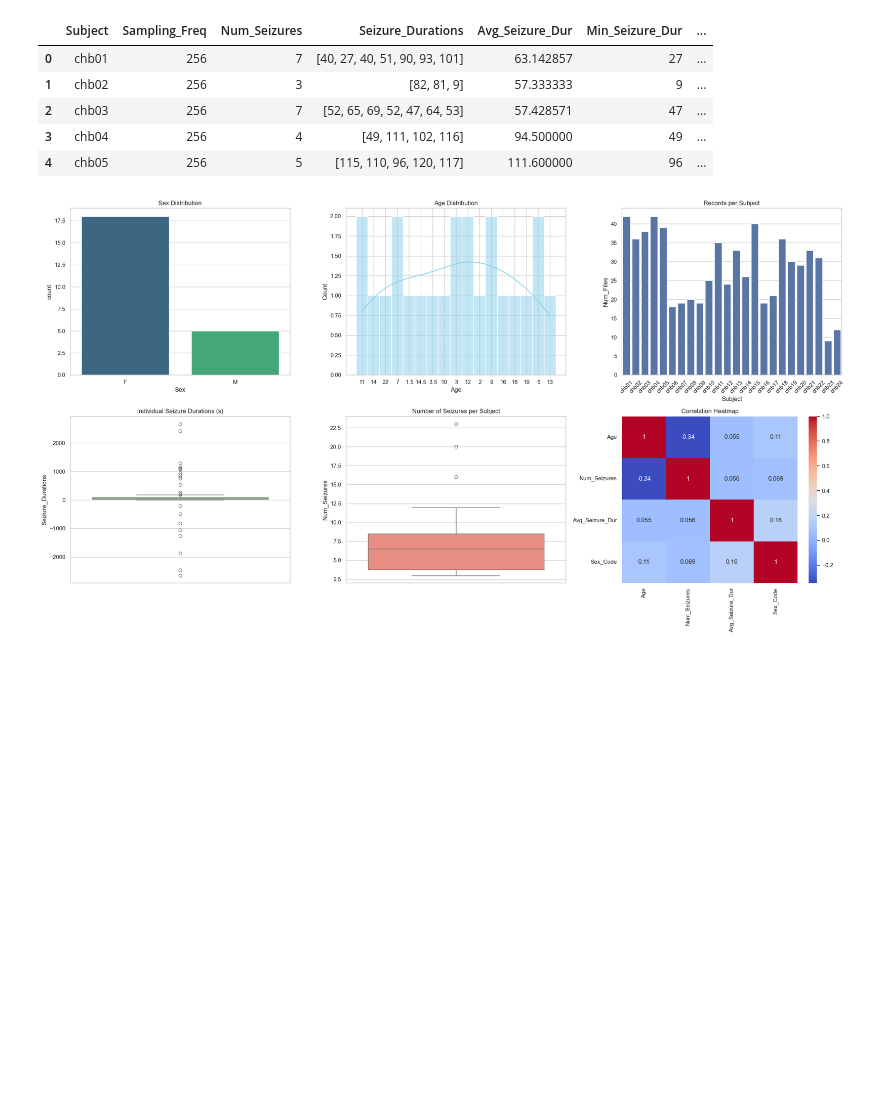
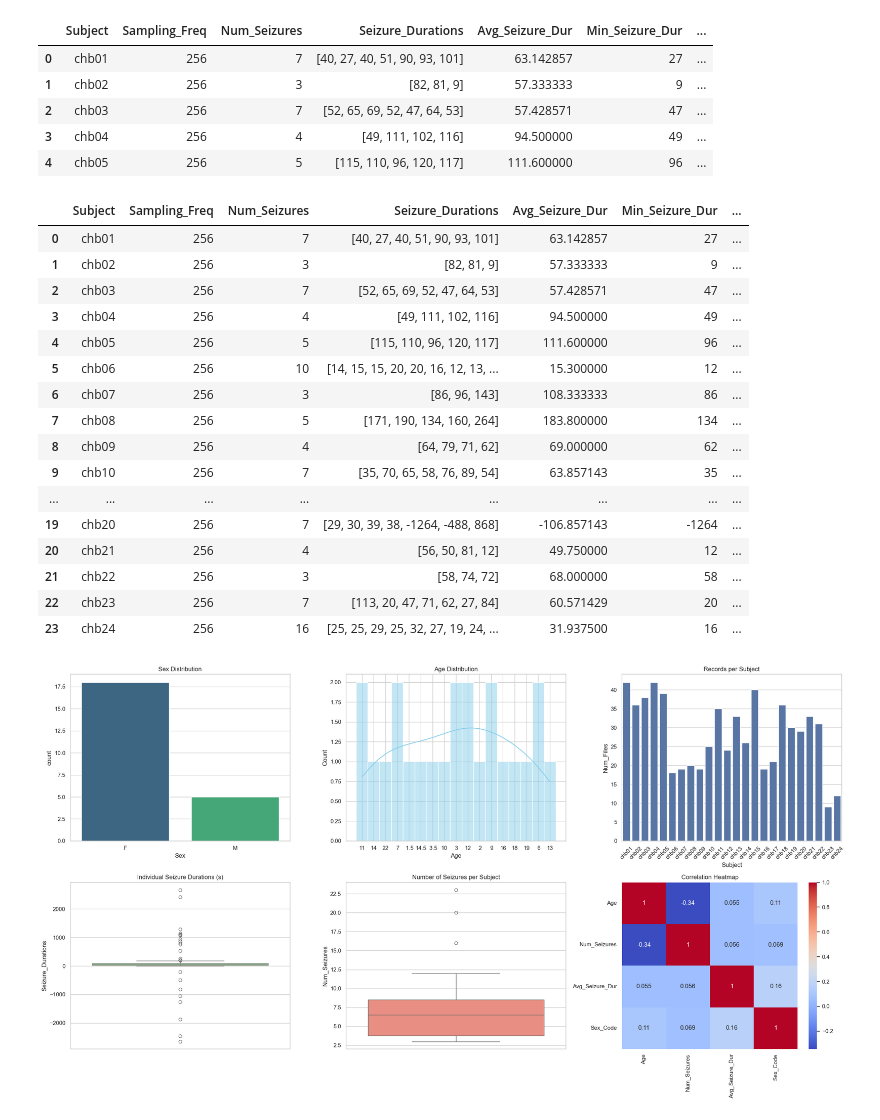
Before and after one commit to AlessiaBernacchia/EEG-epileptic-seizures-detection, a Jupyter notebook: notebooks/collection/collection.ipynb, the cells around one changed output. Saved outputs shown, nothing was run; the diff lists cells and outputs as text; code cells hidden in the pictures; blank space fills up the shorter version.

```diff
--- a/notebooks/collection/collection.ipynb
+++ b/notebooks/collection/collection.ipynb
@@ -38,6 +38,26 @@ df_info.head()
 | 2 | chb03 | 256 | 7 | [52, 65, 69, 52, 47, 64, 53] | 57.428571 | 47 | ... |
 | 3 | chb04 | 256 | 4 | [49, 111, 102, 116] | 94.500000 | 49 | ... |
 | 4 | chb05 | 256 | 5 | [115, 110, 96, 120, 117] | 111.600000 | 96 | ... |
+# %%
+df_info
+# %% [output]
+|  | Subject | Sampling_Freq | Num_Seizures | Seizure_Durations | Avg_Seizure_Dur | Min_Seizure_Dur | ... |
+| 0 | chb01 | 256 | 7 | [40, 27, 40, 51, 90, 93, 101] | 63.142857 | 27 | ... |
+| 1 | chb02 | 256 | 3 | [82, 81, 9] | 57.333333 | 9 | ... |
+| 2 | chb03 | 256 | 7 | [52, 65, 69, 52, 47, 64, 53] | 57.428571 | 47 | ... |
+| 3 | chb04 | 256 | 4 | [49, 111, 102, 116] | 94.500000 | 49 | ... |
+| 4 | chb05 | 256 | 5 | [115, 110, 96, 120, 117] | 111.600000 | 96 | ... |
+| 5 | chb06 | 256 | 10 | [14, 15, 15, 20, 20, 16, 12, 13, ... | 15.300000 | 12 | ... |
+| 6 | chb07 | 256 | 3 | [86, 96, 143] | 108.333333 | 86 | ... |
+| 7 | chb08 | 256 | 5 | [171, 190, 134, 160, 264] | 183.800000 | 134 | ... |
+| 8 | chb09 | 256 | 4 | [64, 79, 71, 62] | 69.000000 | 62 | ... |
+| 9 | chb10 | 256 | 7 | [35, 70, 65, 58, 76, 89, 54] | 63.857143 | 35 | ... |
+| ... | ... | ... | ... | ... | ... | ... | ... |
+| 19 | chb20 | 256 | 7 | [29, 30, 39, 38, -1264, -488, 868] | -106.857143 | -1264 | ... |
+| 20 | chb21 | 256 | 4 | [56, 50, 81, 12] | 49.750000 | 12 | ... |
+| 21 | chb22 | 256 | 3 | [58, 74, 72] | 68.000000 | 58 | ... |
+| 22 | chb23 | 256 | 7 | [113, 20, 47, 71, 62, 27, 84] | 60.571429 | 20 | ... |
+| 23 | chb24 | 256 | 16 | [25, 25, 29, 25, 32, 27, 19, 24, ... | 31.937500 | 16 | ... |
 # %%
 show_info(df_info)
 # %% [output]
```
Also changed, not shown: parts of 3 cells of this notebook, 1 other file.
